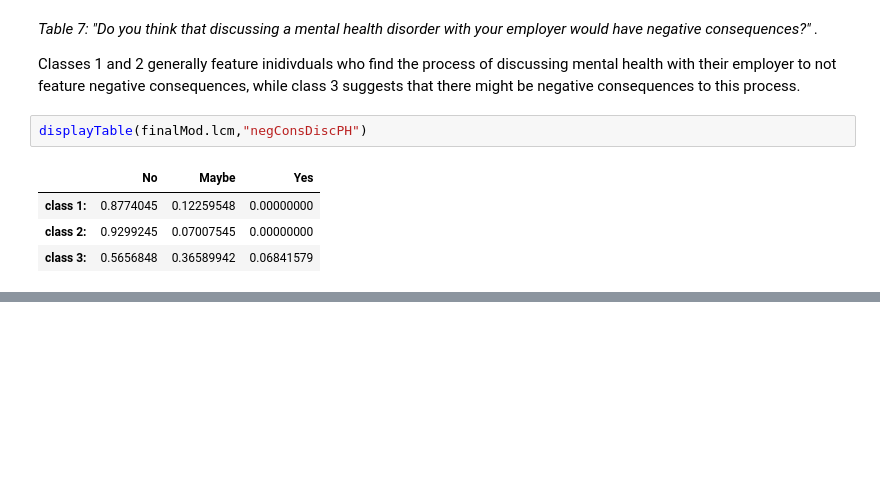
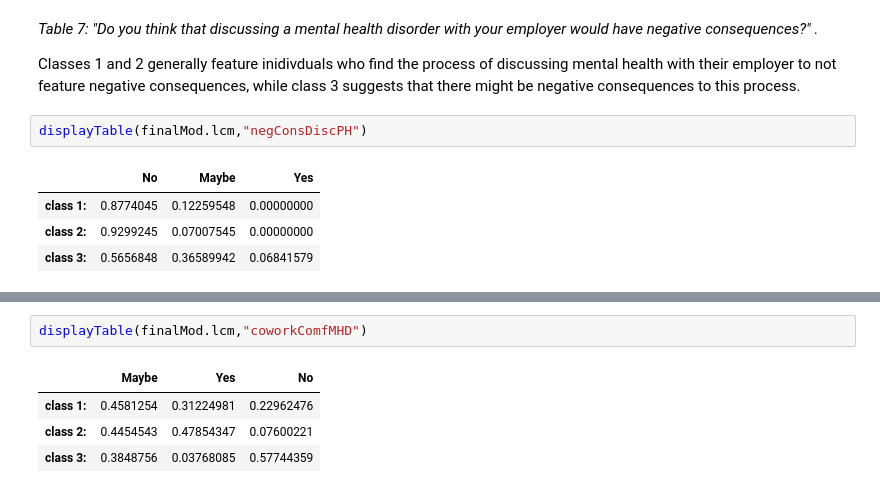
Before and after one commit to PLBMR/mentalHealthDataAnalysis, a Jupyter notebook: osmiMentalHealthInTech/analysis/clusterAnalysis_inference.ipynb, the cells around one changed output, grey strips where cells are left out. Saved outputs shown, nothing was run; the diff lists cells and outputs as text; blank space fills up the shorter version.

```diff
--- a/osmiMentalHealthInTech/analysis/clusterAnalysis_inference.ipynb
+++ b/osmiMentalHealthInTech/analysis/clusterAnalysis_inference.ipynb
@@ -174,0 +179,7 @@ displayTable(finalMod.lcm,"negConsDiscPH")
+# %%
+displayTable(finalMod.lcm,"coworkComfMHD")
+# %% [output]
+|  | Maybe | Yes | No |
+| class 1: | 0.4581254 | 0.31224981 | 0.22962476 |
+| class 2: | 0.4454543 | 0.47854347 | 0.07600221 |
+| class 3: | 0.3848756 | 0.03768085 | 0.57744359 |
```
Also changed, not shown: parts of 8 cells of this notebook.
